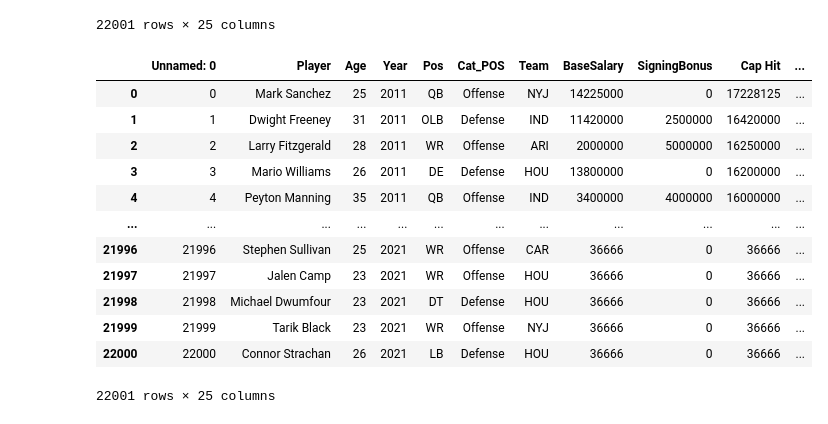
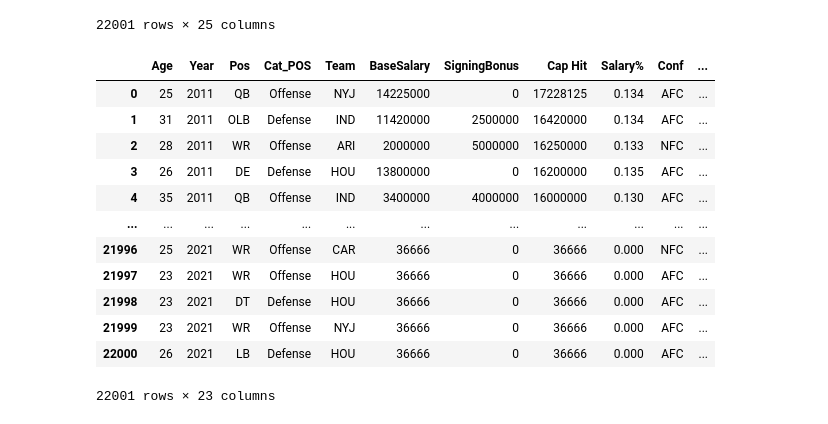
Before and after one commit to leblabac/dain-bramage-final-project, a Jupyter notebook: Resources/OHE.ipynb, the cells around one changed output. Drawn from its saved outputs; the diff is of its cells as text; code cells hidden in the pictures.

```diff
--- a/Resources/OHE.ipynb
+++ b/Resources/OHE.ipynb
@@ -21,19 +23,21 @@ OHE_df
 | 22000 | 22000 | Connor Strachan | 26 | 2021 | LB | Defense | HOU | 36666 | 0 | 36666 | ... |
 22001 rows × 25 columns
 # %%
-OHE_df.drop(columns="Player")
+
+
+OHE_df = OHE_df.drop(columns=["Player","Unnamed: 0"])
 OHE_df
 # %% [output]
-|  | Unnamed: 0 | Player | Age | Year | Pos | Cat_POS | Team | BaseSalary | SigningBonus | Cap Hit | ... |
-| 0 | 0 | Mark Sanchez | 25 | 2011 | QB | Offense | NYJ | 14225000 | 0 | 17228125 | ... |
-| 1 | 1 | Dwight Freeney | 31 | 2011 | OLB | Defense | IND | 11420000 | 2500000 | 16420000 | ... |
-| 2 | 2 | Larry Fitzgerald | 28 | 2011 | WR | Offense | ARI | 2000000 | 5000000 | 16250000 | ... |
-| 3 | 3 | Mario Williams | 26 | 2011 | DE | Defense | HOU | 13800000 | 0 | 16200000 | ... |
-| 4 | 4 | Peyton Manning | 35 | 2011 | QB | Offense | IND | 3400000 | 4000000 | 16000000 | ... |
+|  | Age | Year | Pos | Cat_POS | Team | BaseSalary | SigningBonus | Cap Hit | Salary% | Conf | ... |
+| 0 | 25 | 2011 | QB | Offense | NYJ | 14225000 | 0 | 17228125 | 0.134 | AFC | ... |
+| 1 | 31 | 2011 | OLB | Defense | IND | 11420000 | 2500000 | 16420000 | 0.134 | AFC | ... |
+| 2 | 28 | 2011 | WR | Offense | ARI | 2000000 | 5000000 | 16250000 | 0.133 | NFC | ... |
+| 3 | 26 | 2011 | DE | Defense | HOU | 13800000 | 0 | 16200000 | 0.135 | AFC | ... |
+| 4 | 35 | 2011 | QB | Offense | IND | 3400000 | 4000000 | 16000000 | 0.130 | AFC | ... |
 | ... | ... | ... | ... | ... | ... | ... | ... | ... | ... | ... | ... |
-| 21996 | 21996 | Stephen Sullivan | 25 | 2021 | WR | Offense | CAR | 36666 | 0 | 36666 | ... |
-| 21997 | 21997 | Jalen Camp | 23 | 2021 | WR | Offense | HOU | 36666 | 0 | 36666 | ... |
-| 21998 | 21998 | Michael Dwumfour | 23 | 2021 | DT | Defense | HOU | 36666 | 0 | 36666 | ... |
-| 21999 | 21999 | Tarik Black | 23 | 2021 | WR | Offense | NYJ | 36666 | 0 | 36666 | ... |
-| 22000 | 22000 | Connor Strachan | 26 | 2021 | LB | Defense | HOU | 36666 | 0 | 36666 | ... |
+| 21996 | 25 | 2021 | WR | Offense | CAR | 36666 | 0 | 36666 | 0.000 | NFC | ... |
+| 21997 | 23 | 2021 | WR | Offense | HOU | 36666 | 0 | 36666 | 0.000 | AFC | ... |
+| 21998 | 23 | 2021 | DT | Defense | HOU | 36666 | 0 | 36666 | 0.000 | AFC | ... |
+| 21999 | 23 | 2021 | WR | Offense | NYJ | 36666 | 0 | 36666 | 0.000 | AFC | ... |
+| 22000 | 26 | 2021 | LB | Defense | HOU | 36666 | 0 | 36666 | 0.000 | AFC | ... |
-22001 rows × 25 columns
+22001 rows × 23 columns
```
Also changed, not shown: parts of 3 cells of this notebook, 1 other file.
